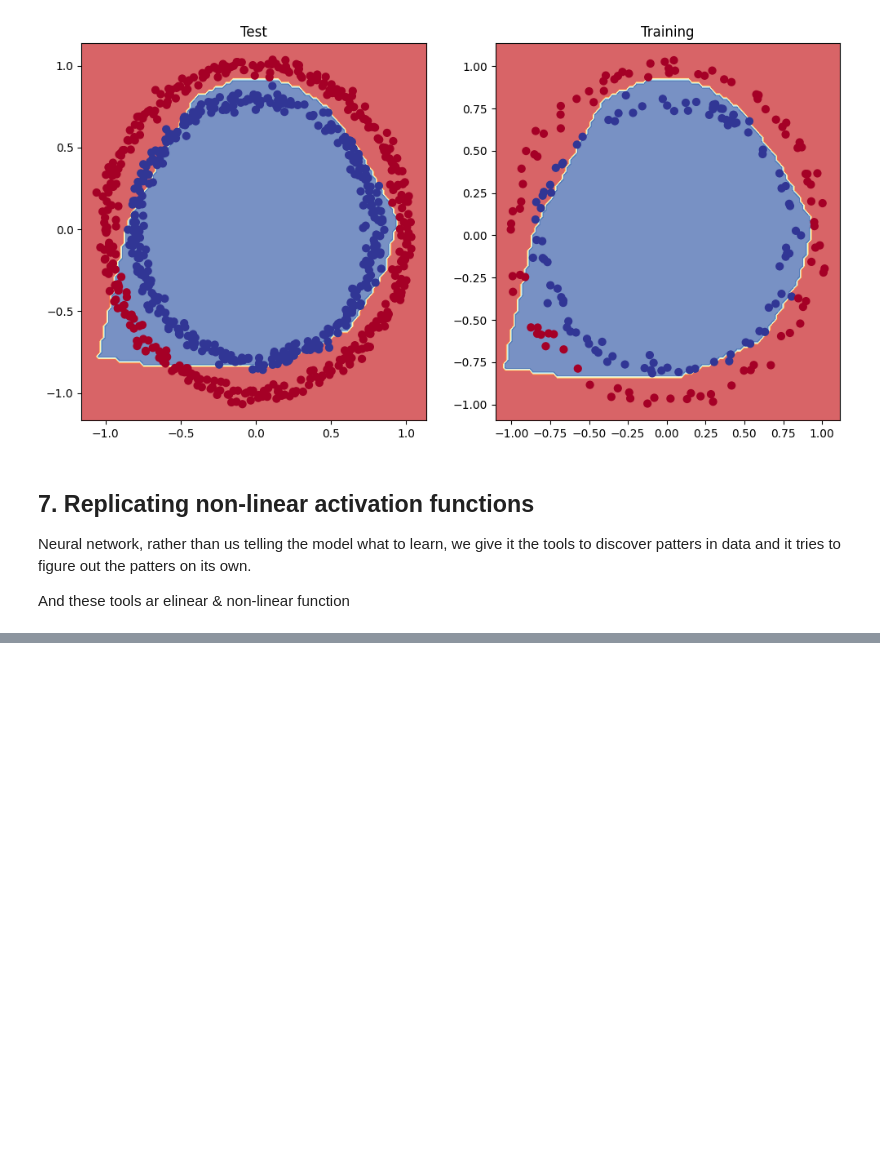
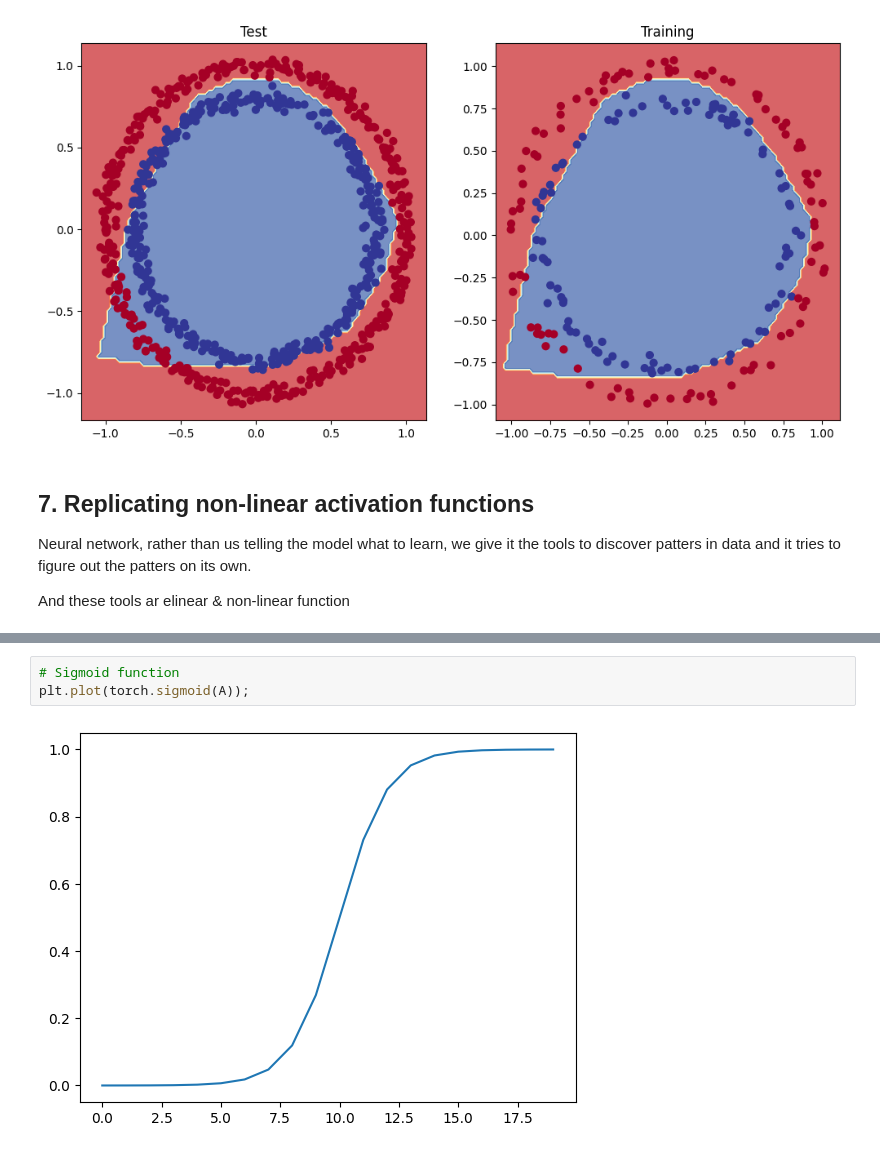
Before and after one commit to manusmriti31/Learning_PyTorch, a Jupyter notebook: Video notebooks/02_pytorch_classification_video.ipynb, the cells around one changed output, grey strips where cells are left out. Cells and saved outputs as stored; diff of their text form; blank space fills up the shorter version.

```diff
--- a/Video notebooks/02_pytorch_classification_video.ipynb
+++ b/Video notebooks/02_pytorch_classification_video.ipynb
@@ -795,0 +826,5 @@ And these tools ar elinear & non-linear function
+# %%
+# Sigmoid function
+plt.plot(torch.sigmoid(A));
+# %% [output]
+[figure, added]
```
Also changed, not shown: parts of 35 cells of this notebook.
